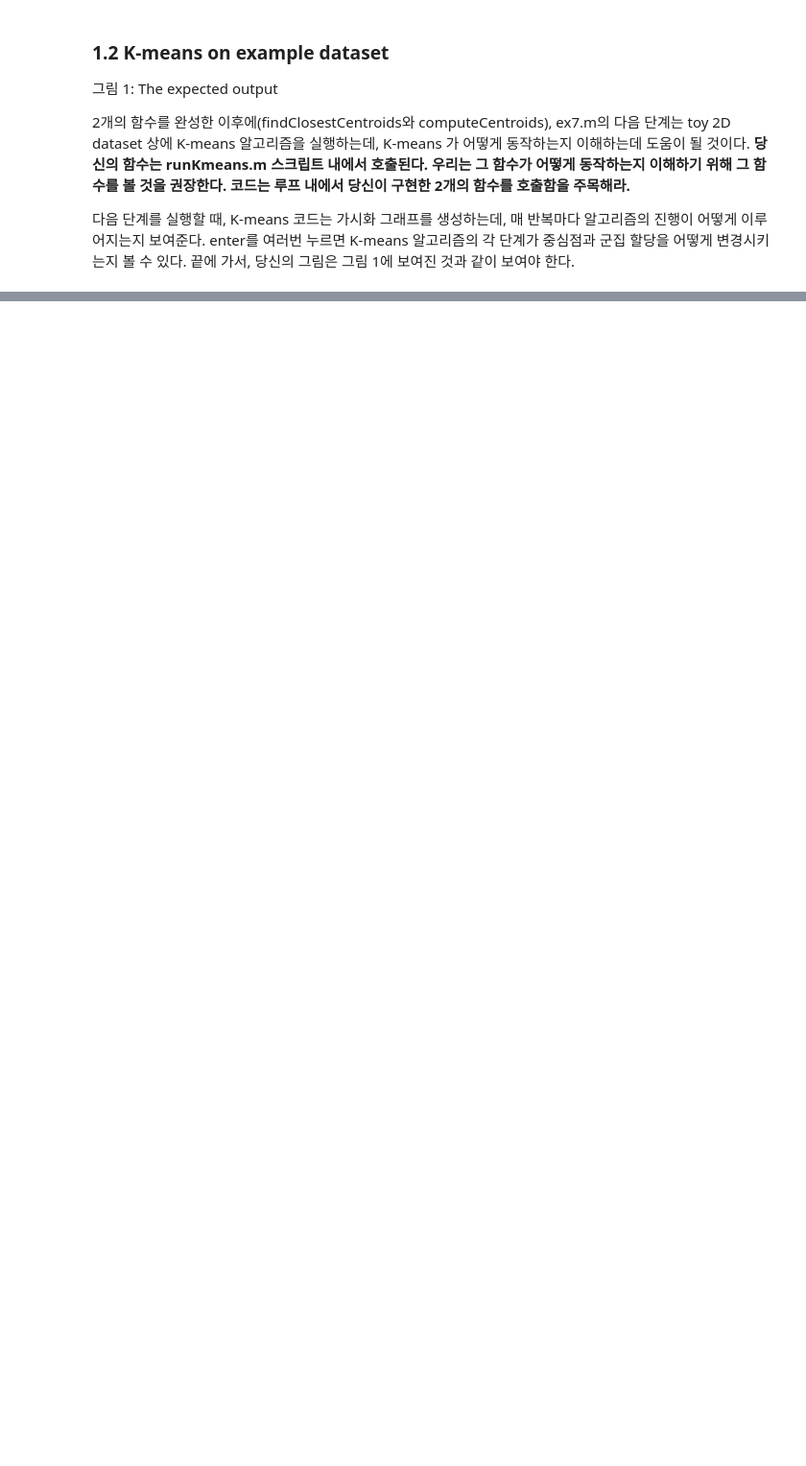
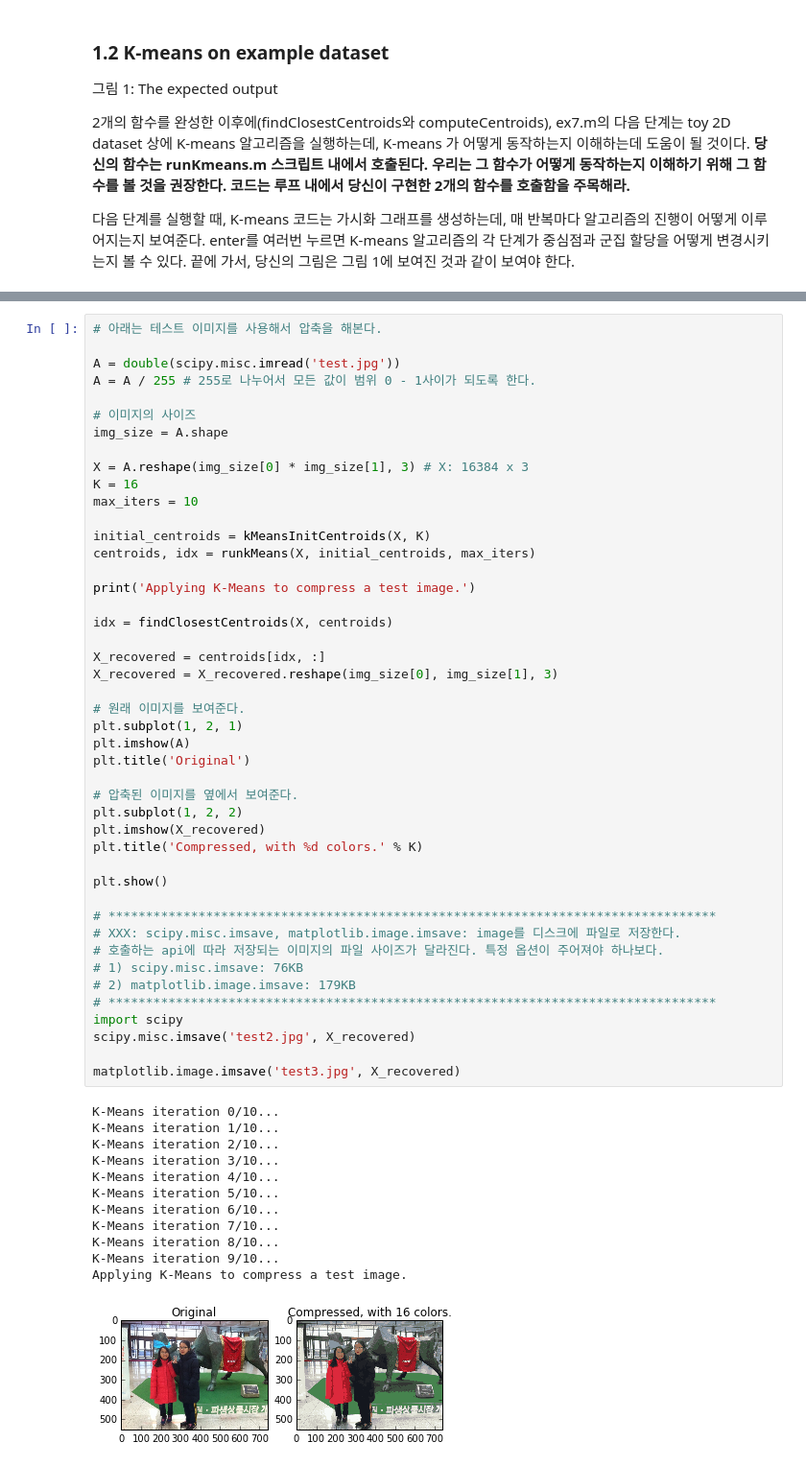
Before and after one commit to slang1998/coursera_machine_learning_python, a Jupyter notebook: ex7_python/ex7_python.ipynb, the cells around one changed output, grey strips where cells are left out. Shown: that part at 96% size. Drawn from its saved outputs; the diff is of its cells as text; blank space fills up the shorter version.

```diff
--- a/ex7_python/ex7_python.ipynb
+++ b/ex7_python/ex7_python.ipynb
@@ -101,0 +579,58 @@ computeCentroids.m 에 있는 코드를 완성해야 한다. **중심점들에
+# %%
+# 아래는 테스트 이미지를 사용해서 압축을 해본다.
+
+A = double(scipy.misc.imread('test.jpg'))
+A = A / 255 # 255로 나누어서 모든 값이 범위 0 - 1사이가 되도록 한다.
+
+# 이미지의 사이즈
+img_size = A.shape
+
+X = A.reshape(img_size[0] * img_size[1], 3) # X: 16384 x 3
+K = 16
+max_iters = 10
+
+initial_centroids = kMeansInitCentroids(X, K)
+centroids, idx = runkMeans(X, initial_centroids, max_iters)
+
+print('Applying K-Means to compress a test image.')
+
+idx = findClosestCentroids(X, centroids)
+
+X_recovered = centroids[idx, :]
+X_recovered = X_recovered.reshape(img_size[0], img_size[1], 3)
+
+# 원래 이미지를 보여준다.
+plt.subplot(1, 2, 1)
+plt.imshow(A)
+plt.title('Original')
+
+# 압축된 이미지를 옆에서 보여준다.
+plt.subplot(1, 2, 2)
+plt.imshow(X_recovered)
+plt.title('Compressed, with %d colors.' % K)
+
+plt.show()
+
+# *********************************************************************************
+# XXX: scipy.misc.imsave, matplotlib.image.imsave: image를 디스크에 파일로 저장한다.
+# 호출하는 api에 따라 저장되는 이미지의 파일 사이즈가 달라진다. 특정 옵션이 주어져야 하나보다.
+# 1) scipy.misc.imsave: 76KB
+# 2) matplotlib.image.imsave: 179KB
+# *********************************************************************************
+import scipy
+scipy.misc.imsave('test2.jpg', X_recovered)
+
+matplotlib.image.imsave('test3.jpg', X_recovered)
+# %% [output]
+K-Means iteration 0/10...
+K-Means iteration 1/10...
+K-Means iteration 2/10...
+K-Means iteration 3/10...
+K-Means iteration 4/10...
+K-Means iteration 5/10...
+K-Means iteration 6/10...
+K-Means iteration 7/10...
+K-Means iteration 8/10...
+K-Means iteration 9/10...
+Applying K-Means to compress a test image.
+[figure, added]
```
Also changed, not shown: parts of 17 cells of this notebook, 10 other files.
